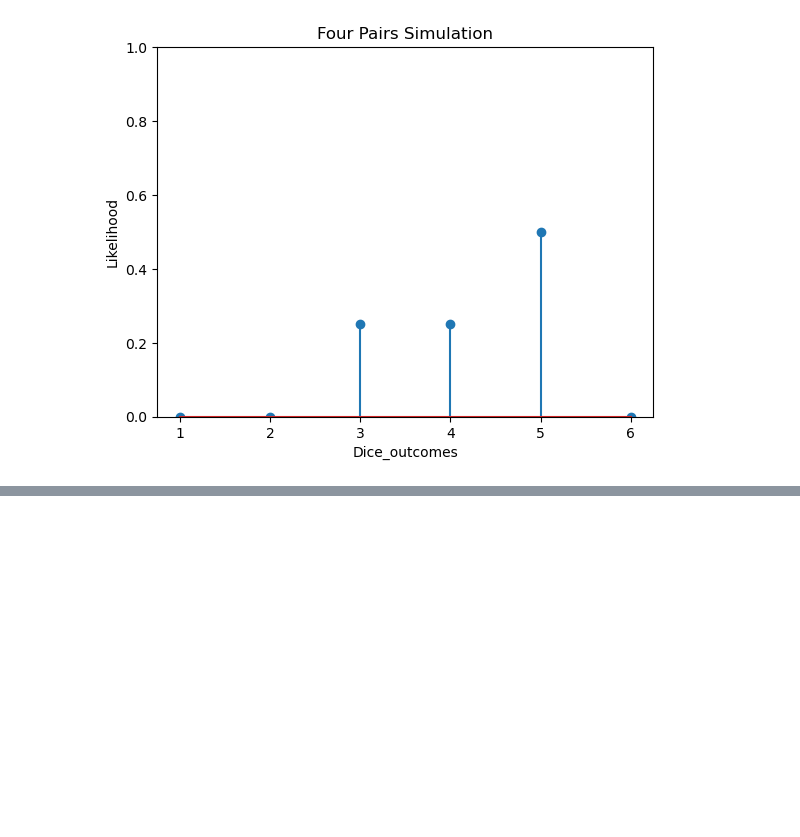
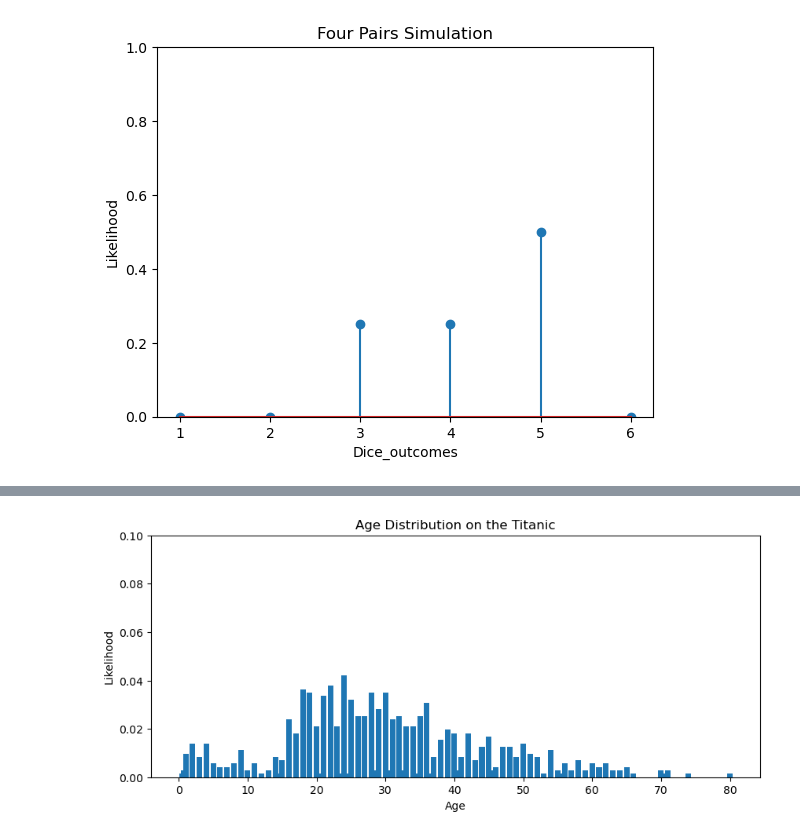
Before and after one commit to geoffreykemboi/statistics_one, a Jupyter notebook: statisticstitanic.ipynb, the cells around one changed output, grey strips where cells are left out. Cells and saved outputs as stored; diff of their text form; code cells hidden in the pictures; blank space fills up the shorter version.

```diff
--- a/statisticstitanic.ipynb
+++ b/statisticstitanic.ipynb
@@ -96,0 +164,13 @@ plt.show()
+# %%
+# Chart alternative
+likely_age_age = df['Age'].value_counts(normalize=True).sort_index()
+
+plt.figure(figsize=(10,4))
+plt.bar(likely_age_age.index, likely_age_age.values)
+plt.xlabel('Age')
+plt.ylabel('Likelihood')
+plt.title('Age Distribution on the Titanic')
+plt.ylim(0, 0.1)
+plt.show()
+# %% [output]
+[figure, added]
```
Also changed, not shown: parts of 12 cells of this notebook, 1 other file.
